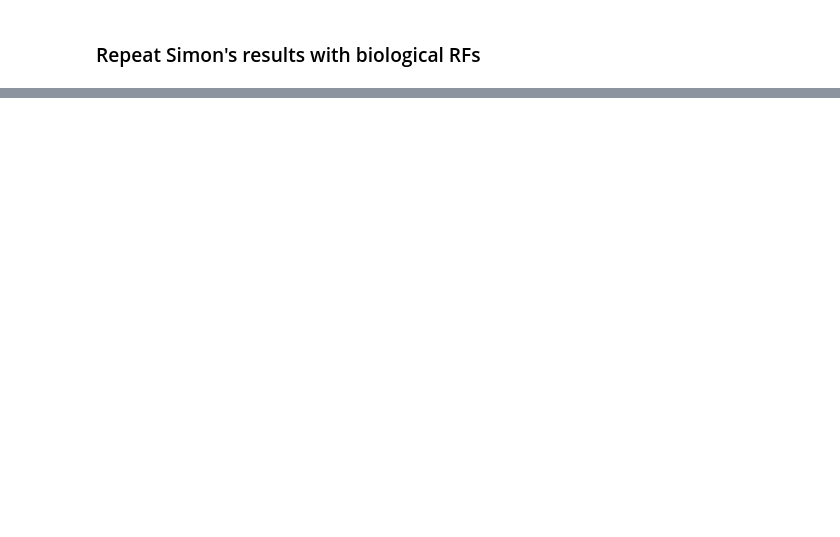
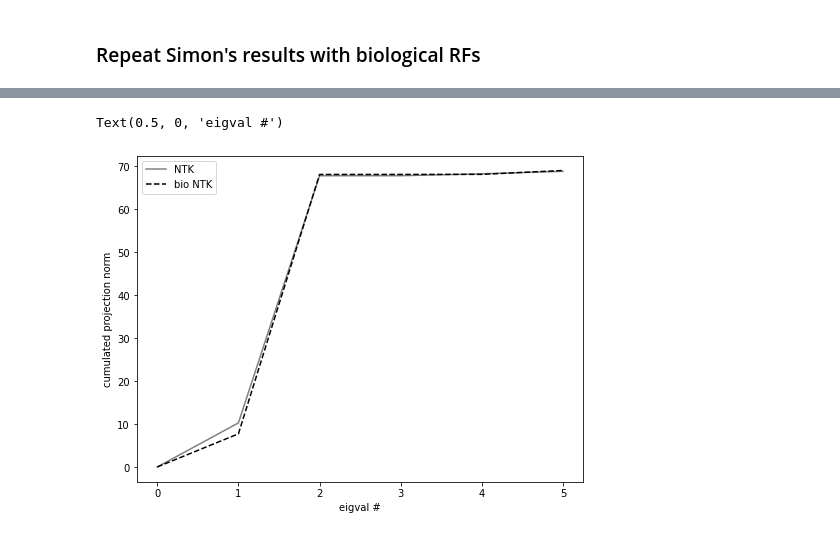
Before and after one commit to BruntonUWBio/structured-random-features, a Jupyter notebook: new_version/NTK_analysis.ipynb, the cells around one changed output, grey strips where cells are left out. Saved outputs shown, nothing was run; the diff lists cells and outputs as text; code cells hidden in the pictures; blank space fills up the shorter version.

```diff
--- a/new_version/NTK_analysis.ipynb
+++ b/new_version/NTK_analysis.ipynb
@@ -210,0 +229,16 @@ plt.plot(np.abs(proj_bio)[-50:], c='r', label='bio NTK')
+# %%
+cum_norm_NTK = []
+cum_norm_bio_NTK = []
+for i in range(5000):
+    cum_norm_NTK.append(la.norm(np.flip(np.abs(proj))[:i]))
+    cum_norm_bio_NTK.append(la.norm(np.flip(np.abs(proj_bio))[:i]))
+
+fig = plt.figure(figsize=(8, 6))
+plt.plot(np.arange(5000)[:i], cum_norm_NTK[:i], '-', c='k', alpha=0.5, label='NTK')
+plt.plot(np.arange(5000)[:i], cum_norm_bio_NTK[:i], '--', c='k', label='bio NTK')
+plt.legend()
+plt.ylabel('cumulated projection norm')
+plt.xlabel('eigval #')
+# %% [output]
+Text(0.5, 0, 'eigval #')
+[figure, added]
```
Also changed, not shown: parts of 7 cells of this notebook.
